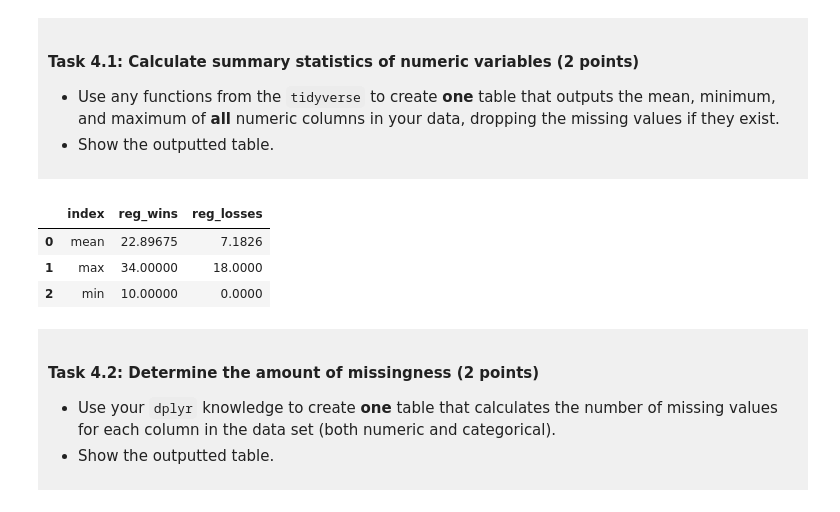
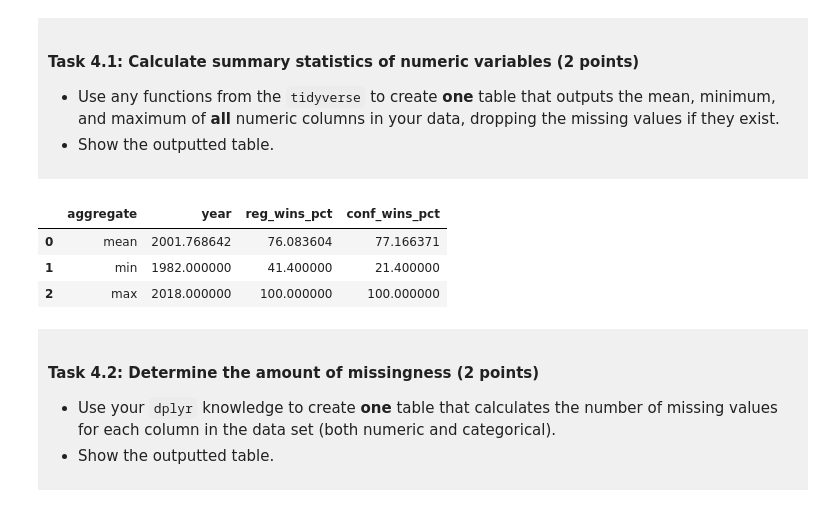
Before and after one commit to jaelynheo/dsci-100-project-jaelyn-heo, a Jupyter notebook: dsci-100-project-notebook.ipynb, the cells around one changed output. Drawn from its saved outputs; the diff is of its cells as text; code cells hidden in the pictures.

```diff
--- a/dsci-100-project-notebook.ipynb
+++ b/dsci-100-project-notebook.ipynb
@@ -197,6 +197,15 @@ Produce a tidy data set that could be used to answer your research question usin
 
 </div>
 # %%
-basketball_data_tidy = basketball_data[['year','school',"reg_wins", "reg_losses", 'first_game_at_home']]
-basketball_data_tidy.head(6)
+basketball_data_tidy = basketball_data[['year','school', 'tourney_finish', 'reg_wins_pct', 'conf_wins_pct']]
+
+#new categorical outcome to see if team reached top 8
+top_8_or_better = ["top_8_loss", "top_4_loss", "top_2_loss", "champ"]
+
+basketball_data_tidy["reached_top_8"] = "No"
+basketball_data_tidy.loc[
+    basketball_data_tidy["tourney_finish"].isin(top_8_or_better), "reached_top_8"
+] = "Yes"
+
+basketball_data_tidy.drop(columns="tourney_finish").head(6)
 # %% [output]
@@ -235,15 +249,18 @@ You will refine your research question (if needed) and produce a tidy data set.
 
 </div>
 # %%
-basketball_agg = basketball_data_tidy[["reg_wins","reg_losses"]
-].agg(['mean','max', 'min']).dropna().reset_index()
-
+basketball_agg = (
+    basketball_data_tidy[["year", "reg_wins_pct", "conf_wins_pct"]]
+    .agg(["mean", "min", "max"])
+    .reset_index()
+    .rename(columns={"index": "aggregate"})
+)
 basketball_agg
 # %% [output]
-|  | index | reg_wins | reg_losses |
-| 0 | mean | 22.89675 | 7.1826 |
-| 1 | max | 34.00000 | 18.0000 |
-| 2 | min | 10.00000 | 0.0000 |
+|  | aggregate | year | reg_wins_pct | conf_wins_pct |
+| 0 | mean | 2001.768642 | 76.083604 | 77.166371 |
+| 1 | min | 1982.000000 | 41.400000 | 21.400000 |
+| 2 | max | 2018.000000 | 100.000000 | 100.000000 |
 # %% [markdown]
 <div style="background-color: #f0f0f0; padding: 10px;">
 
```
Also changed, not shown: parts of 11 cells of this notebook.
